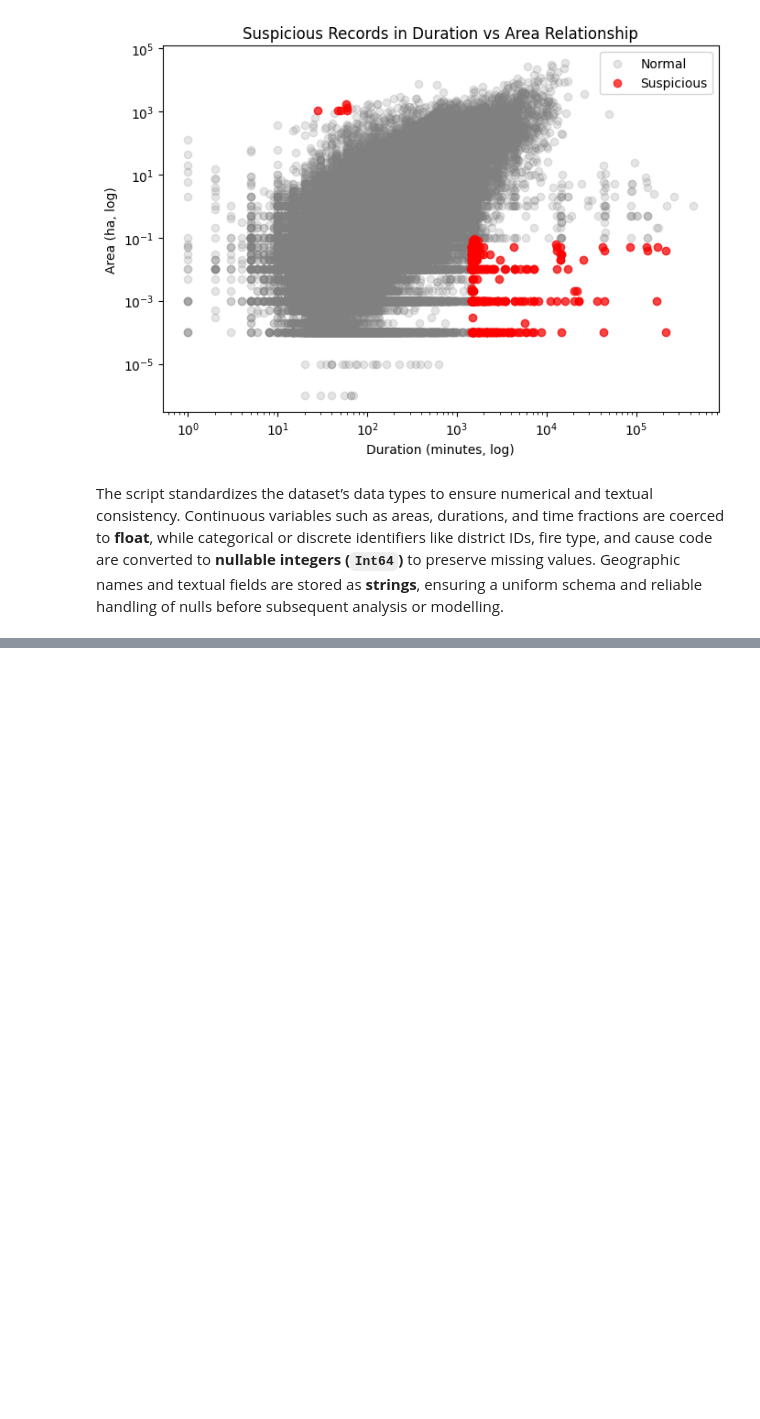
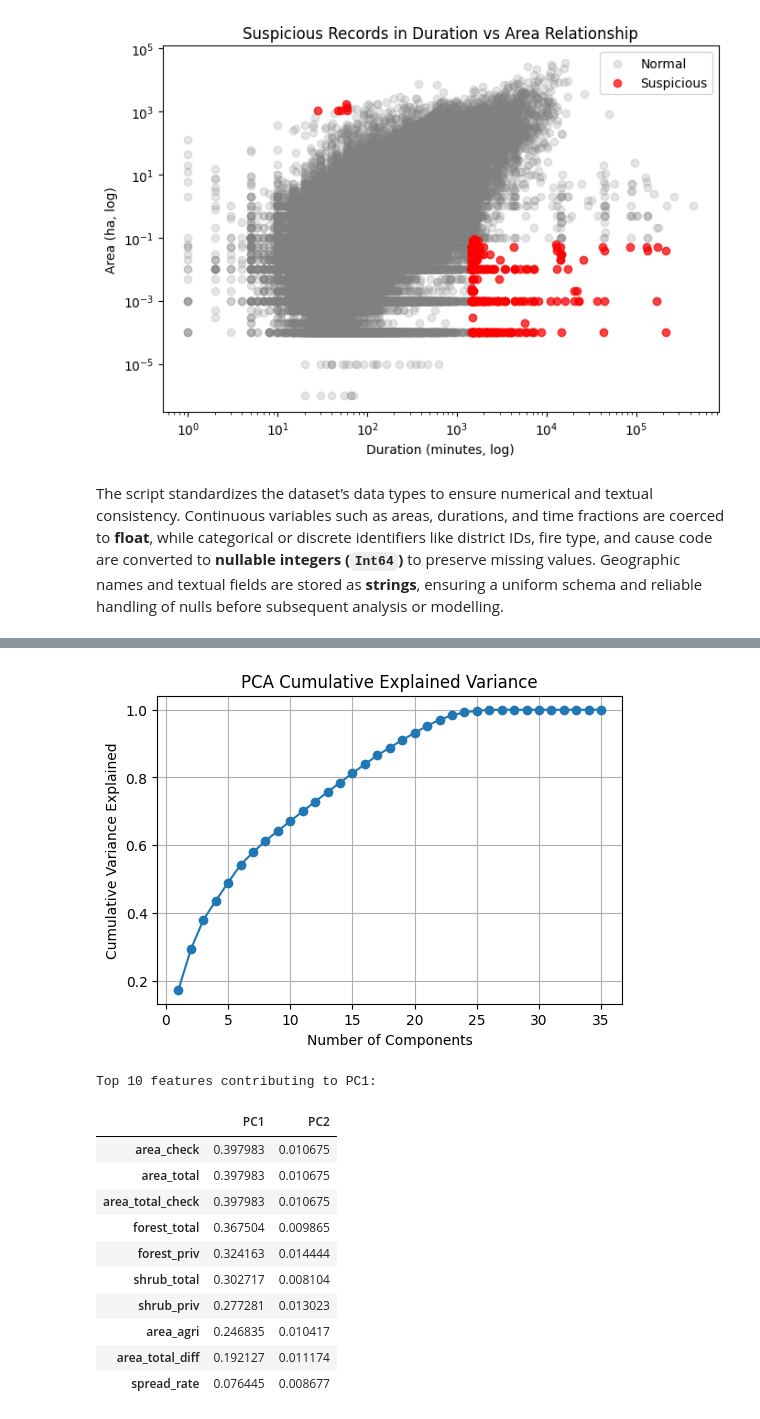
Before and after one commit to Mihalachee/RuralFireDatabase, a Jupyter notebook: project.ipynb, the cells around one changed output, grey strips where cells are left out. Cells and saved outputs as stored; diff of their text form; code cells hidden in the pictures; blank space fills up the shorter version.

```diff
--- a/project.ipynb
+++ b/project.ipynb
@@ -1078,2 +1177,0 @@ df.to_csv("data/FireDataset_clean.csv", index=False)
-# %%
-df = pd.read_csv("data/FireDataset_clean.csv")
@@ -1079,0 +1183,15 @@ df = pd.read_csv("data/FireDataset_clean.csv")
+# %%
+from sklearn.impute import SimpleImputer
+from sklearn.preprocessing import StandardScaler
+
+# Use only numeric columns
+X = df.select_dtypes(include=['number'])
+
+# Impute missing values with column means
+imputer = SimpleImputer(strategy='mean')
+X_imputed = imputer.fit_transform(X)
+scaler = StandardScaler()
+X_scaled = scaler.fit_transform(X_imputed)
+
+print("Shape after imputation:", X_imputed.shape)
+print("Any NaNs left?", np.isnan(X_imputed).any())
@@ -1079,0 +1237,56 @@ df = pd.read_csv("data/FireDataset_clean.csv")
+# %%
+# 2.4.1 Dimensionality Reduction - PCA Analysis (Fixed for preprocessed X_scaled)
+from sklearn.decomposition import PCA
+
+Xs = X_scaled
+
+# Optional: feature names (if using df)
+feature_names = df.select_dtypes(include=['number']).columns.tolist()
+
+# --- Run PCA ---
+pca = PCA()
+Z = pca.fit_transform(Xs)
+explained = pca.explained_variance_ratio_
+
+# --- Scree Plot ---
+plt.figure(figsize=(6,4))
+plt.plot(np.arange(1, len(explained)+1), explained.cumsum(), marker='o')
+plt.title('PCA Cumulative Explained Variance')
+plt.xlabel('Number of Components')
+plt.ylabel('Cumulative Variance Explained')
+plt.grid(True)
+plt.show()
+
+# --- Top Features Contributing to PC1 and PC2 ---
+comps = pca.components_
+loadings = pd.DataFrame(
+    comps[:2, :].T,
+    index=feature_names,
+    columns=['PC1', 'PC2']
+)
+top_features = loadings.abs().sort_values('PC1', ascending=False).head(10)
+print("Top 10 features contributing to PC1:")
+display(top_features)
+
+# --- 2D Projection Visualization ---
+plt.figure(figsize=(6,5))
+plt.scatter(Z[:, 0], Z[:, 1], s=5, alpha=0.5)
+plt.xlabel('PC1')
+plt.ylabel('PC2')
+plt.title('PCA: First Two Principal Components')
+plt.grid(True)
+plt.show()
+# %% [output]
+[figure, added]
+Top 10 features contributing to PC1:
+|  | PC1 | PC2 |
+| area_check | 0.397983 | 0.010675 |
+| area_total | 0.397983 | 0.010675 |
+| area_total_check | 0.397983 | 0.010675 |
+| forest_total | 0.367504 | 0.009865 |
+| forest_priv | 0.324163 | 0.014444 |
+| shrub_total | 0.302717 | 0.008104 |
+| shrub_priv | 0.277281 | 0.013023 |
+| area_agri | 0.246835 | 0.010417 |
+| area_total_diff | 0.192127 | 0.011174 |
+| spread_rate | 0.076445 | 0.008677 |
```
Also changed, not shown: parts of 39 cells of this notebook.
